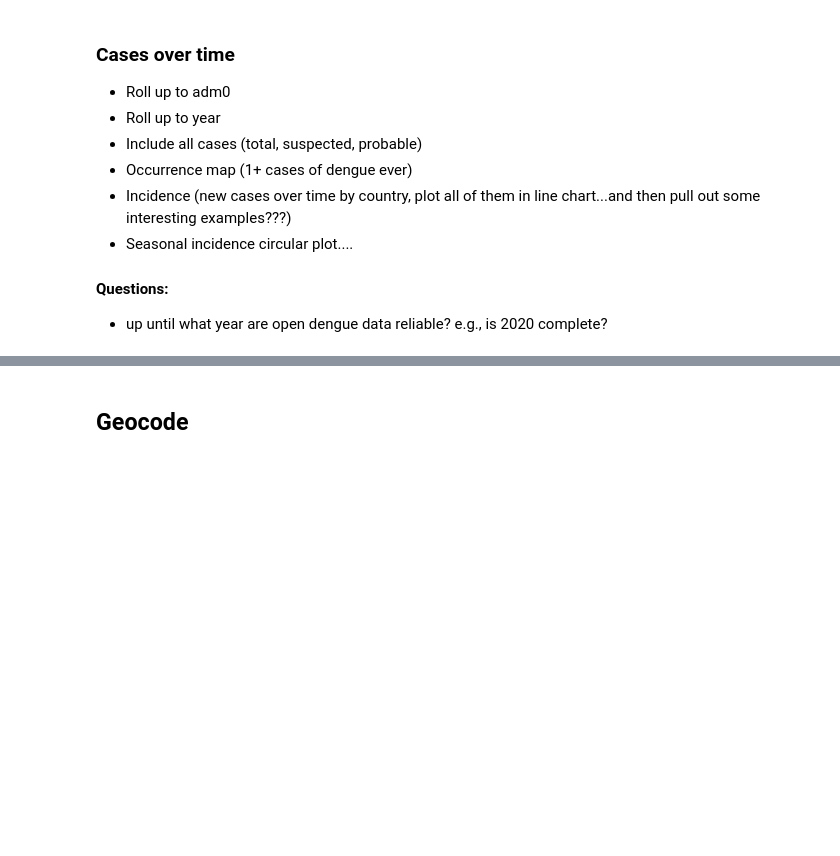
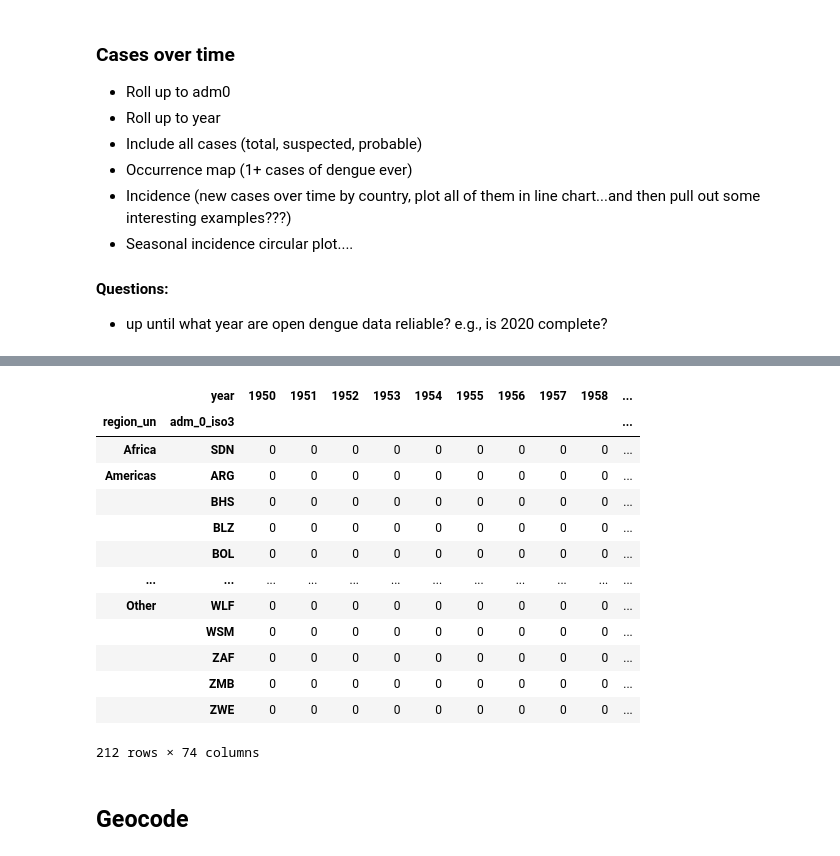
Before and after one commit to haileyrobertson/endemic-factors, a Jupyter notebook: src/ef_opendengue_cleaning.ipynb, the cells around one changed output, grey strips where cells are left out. Cells and saved outputs as stored; diff of their text form; code cells hidden in the pictures; blank space fills up the shorter version.

```diff
--- a/src/ef_opendengue_cleaning.ipynb
+++ b/src/ef_opendengue_cleaning.ipynb
@@ -463,3 +451,58 @@ plt.show()
+# %%
+# Add presence column and pivot the data for the heatmap
+dengue_pop['dengue_presence'] = (dengue_pop['dengue_total'] > 0).astype(int)
+data = data.sort_values(by=['region_un', 'adm_0_iso3', 'year'])
+heatmap_data = data.pivot(index=['region_un', 'adm_0_iso3'], columns='year', values='dengue_presence').fillna(0)
+
+# Create a new index with region labels (multi-level index)
+heatmap_data.index = [f"{region} - {country}" for region, country in heatmap_data.index]
+
+# Custom colors: white for absence, blue for presence
+colors = sns.color_palette("Blues", as_cmap=True)
+custom_colors = ["white", colors(0.6)]
+
+# Plot heatmap
+fig, ax = plt.subplots(figsize=(20, 10))
+sns.heatmap(heatmap_data, cmap=custom_colors, annot=False, fmt='g', linewidths=0.5,
+            ax=ax, vmin=0, vmax=1, cbar=False)
+
+# Customize labels and title
+ax.set_xlabel('Year')
+ax.set_ylabel('Country (Region)')
+ax.set_title("Data Coverage Over Time by Region", loc='left', fontsize=16)
+
+# Set x-axis tick rotation and y-axis label size
+plt.setp(ax.get_xticklabels(), rotation=90)
+ax.tick_params(axis='y', labelsize=10)
+
+# Remove spines for a cleaner look
+ax.spines.bottom.set_visible(False)
+ax.spines.left.set_visible(False)
+
+# Tight layout
+plt.tight_layout()
+plt.show()
+# %%
+# Add presence column and pivot the data for the heatmap
+dengue_pop['dengue_presence'] = (dengue_pop['dengue_total'] > 0).astype(int)
+dengue_pop = dengue_pop.sort_values(by=['region_un', 'adm_0_iso3', 'year'])
+heatmap_data = dengue_pop.pivot(index=['region_un', 'adm_0_iso3'], columns='year', values='dengue_presence').fillna(0)
+heatmap_data
+# %% [output]
+|  | year | 1950 | 1951 | 1952 | 1953 | 1954 | 1955 | 1956 | 1957 | 1958 | ... |
+| region_un | adm_0_iso3 |  |  |  |  |  |  |  |  |  | ... |
+| Africa | SDN | 0 | 0 | 0 | 0 | 0 | 0 | 0 | 0 | 0 | ... |
+| Americas | ARG | 0 | 0 | 0 | 0 | 0 | 0 | 0 | 0 | 0 | ... |
+|  | BHS | 0 | 0 | 0 | 0 | 0 | 0 | 0 | 0 | 0 | ... |
+|  | BLZ | 0 | 0 | 0 | 0 | 0 | 0 | 0 | 0 | 0 | ... |
+|  | BOL | 0 | 0 | 0 | 0 | 0 | 0 | 0 | 0 | 0 | ... |
+| ... | ... | ... | ... | ... | ... | ... | ... | ... | ... | ... | ... |
+| Other | WLF | 0 | 0 | 0 | 0 | 0 | 0 | 0 | 0 | 0 | ... |
+|  | WSM | 0 | 0 | 0 | 0 | 0 | 0 | 0 | 0 | 0 | ... |
+|  | ZAF | 0 | 0 | 0 | 0 | 0 | 0 | 0 | 0 | 0 | ... |
+|  | ZMB | 0 | 0 | 0 | 0 | 0 | 0 | 0 | 0 | 0 | ... |
+|  | ZWE | 0 | 0 | 0 | 0 | 0 | 0 | 0 | 0 | 0 | ... |
+212 rows × 74 columns
 # %% [markdown]
 ## Geocode
 # %%
```
Also changed, not shown: parts of 14 cells of this notebook.
